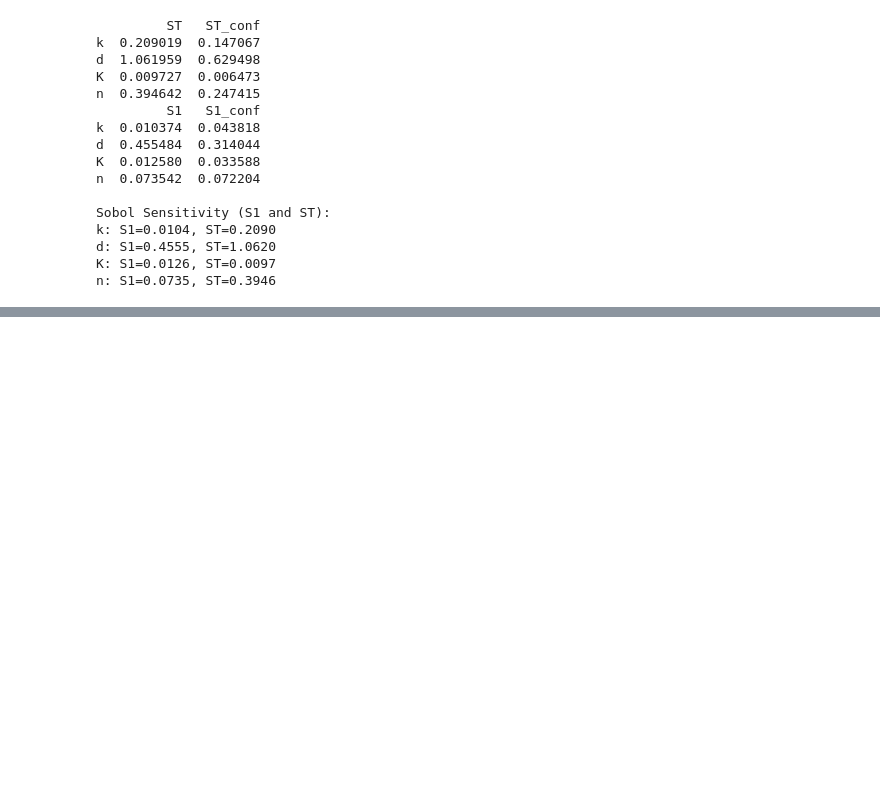
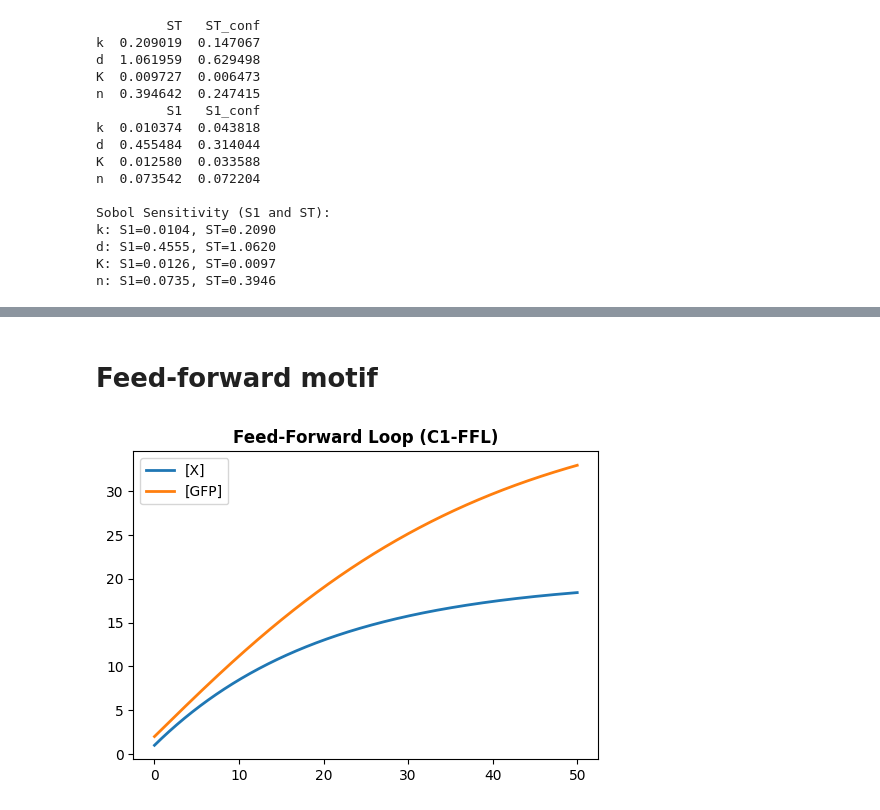
Before and after one commit to anapoklukar/analiza-bioloskih-gradnikov, a Jupyter notebook: bio_sensitivity.ipynb, the cells around one changed output, grey strips where cells are left out. Cells and saved outputs as stored; diff of their text form; code cells hidden in the pictures; blank space fills up the shorter version.

Commit message:
Add feed forward loop model and Morris global sensitivity analysis

```diff
--- a/bio_sensitivity.ipynb
+++ b/bio_sensitivity.ipynb
@@ -404,0 +648,49 @@ n: S1=0.0735, ST=0.3946
+# %% [markdown]
+# Feed-forward motif
+# %%
+import tellurium as te
+import numpy as np
+import matplotlib.pyplot as plt
+
+# ============================================================
+# COHERENT FEED-FORWARD LOOP (C1-FFL)
+# ============================================================
+
+ffl_antimony = """
+model feedforward_loop
+// Species
+Input = 10;
+X = 0;
+GFP = 0;
+
+// Parameters
+k1 = 0.1; // Input forms X (slow path)
+k2 = 0.05; // X forms GFP (slow path)
+k3 = 0.1; // Input directly forms GFP (fast path)
+k_deg_x = 0.05; // degradation of X
+k_deg_GFP = 0.05; // degradation of GFP
+
+// Reactions
+J0: -> X; k1*Input // Input slowly activates X
+J1: X -> ; k_deg_x*X // X degrades over time
+J2: -> GFP; (k2*X+k3*Input) // GFP made from both X and Input
+J3: GFP -> ; k_deg_GFP*GFP // GFP degrades naturally
+end
+"""
+
+
+model = te.loada(ffl_antimony)
+
+def new_model_ffl():
+    return te.loada(ffl_antimony)
+
+
+model.reset()
+model.Input = 10   # input ON
+model.X = 1
+model.GFP = 2
+
+result = model.simulate(0, 50, 1000)
+model.plot(result, title="Feed-Forward Loop (C1-FFL)")
+# %% [output]
+[figure, added]
```
Also changed, not shown: parts of 11 cells of this notebook.
